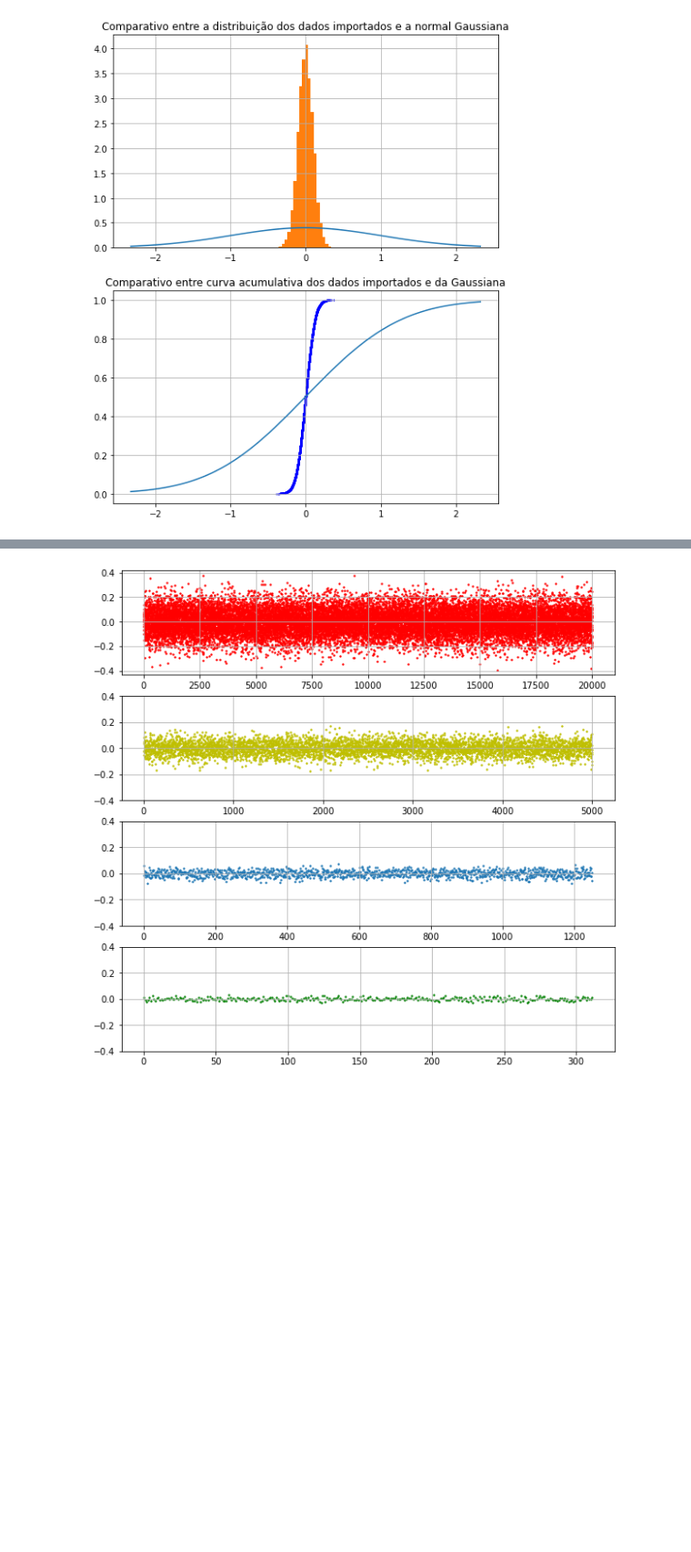
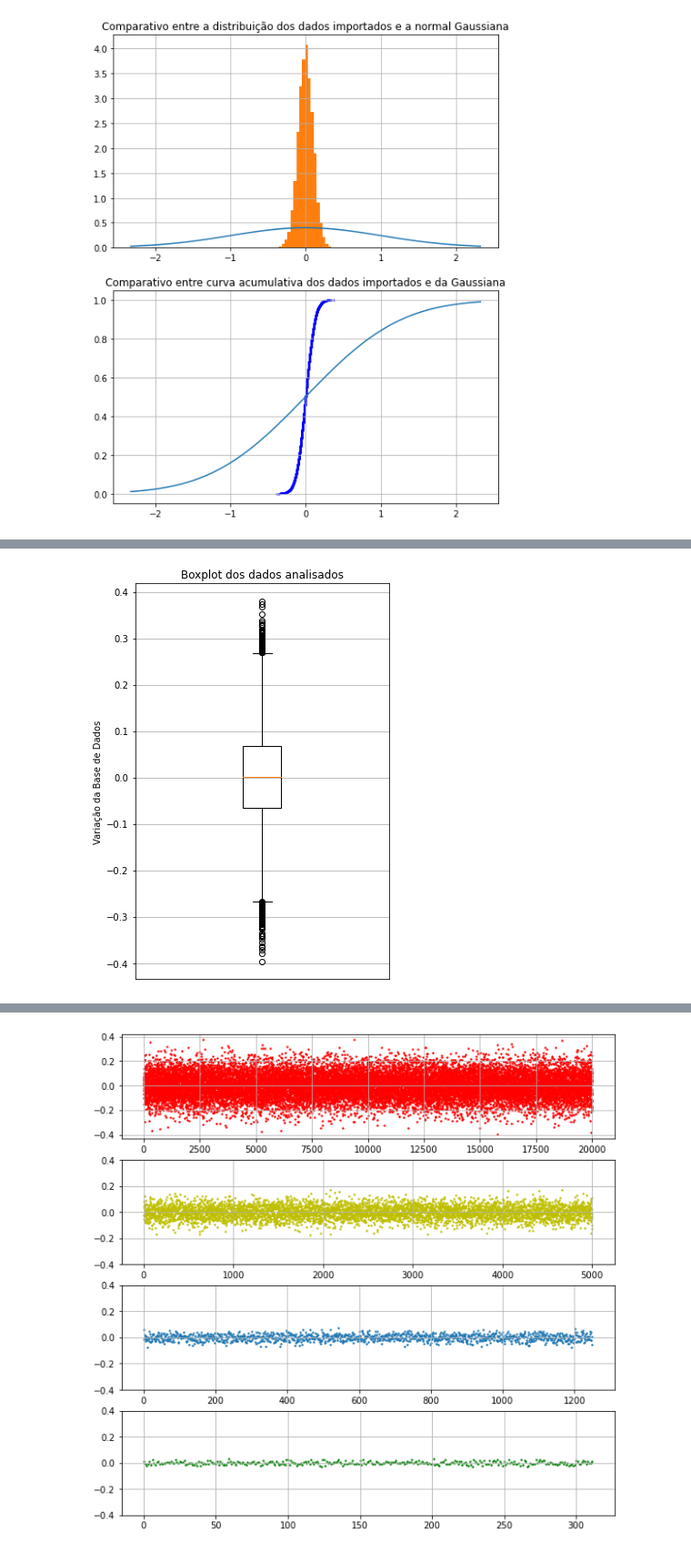
Before and after one commit to gaiogreg/projetos-lets-code, a Jupyter notebook: Projeto6/Projeto6.ipynb, the cells around one changed output, grey strips where cells are left out. Shown at 91% size. Cells and saved outputs as stored; diff of their text form; code cells hidden in the pictures; blank space fills up the shorter version.

```diff
--- a/Projeto6/Projeto6.ipynb
+++ b/Projeto6/Projeto6.ipynb
@@ -79,0 +81,10 @@ axs2.set_title('Comparativo entre a distribuição dos dados importados e a norm
+# %%
+plt.figure(figsize=(5,8))
+plt.boxplot(np_array)
+plt.xlabel('')
+plt.title('Boxplot dos dados analisados')
+plt.ylabel('Variação da Base de Dados');
+plt.xticks([])
+plt.grid()
+# %% [output]
+[figure, added]
```
Also changed, not shown: parts of 6 cells of this notebook.
